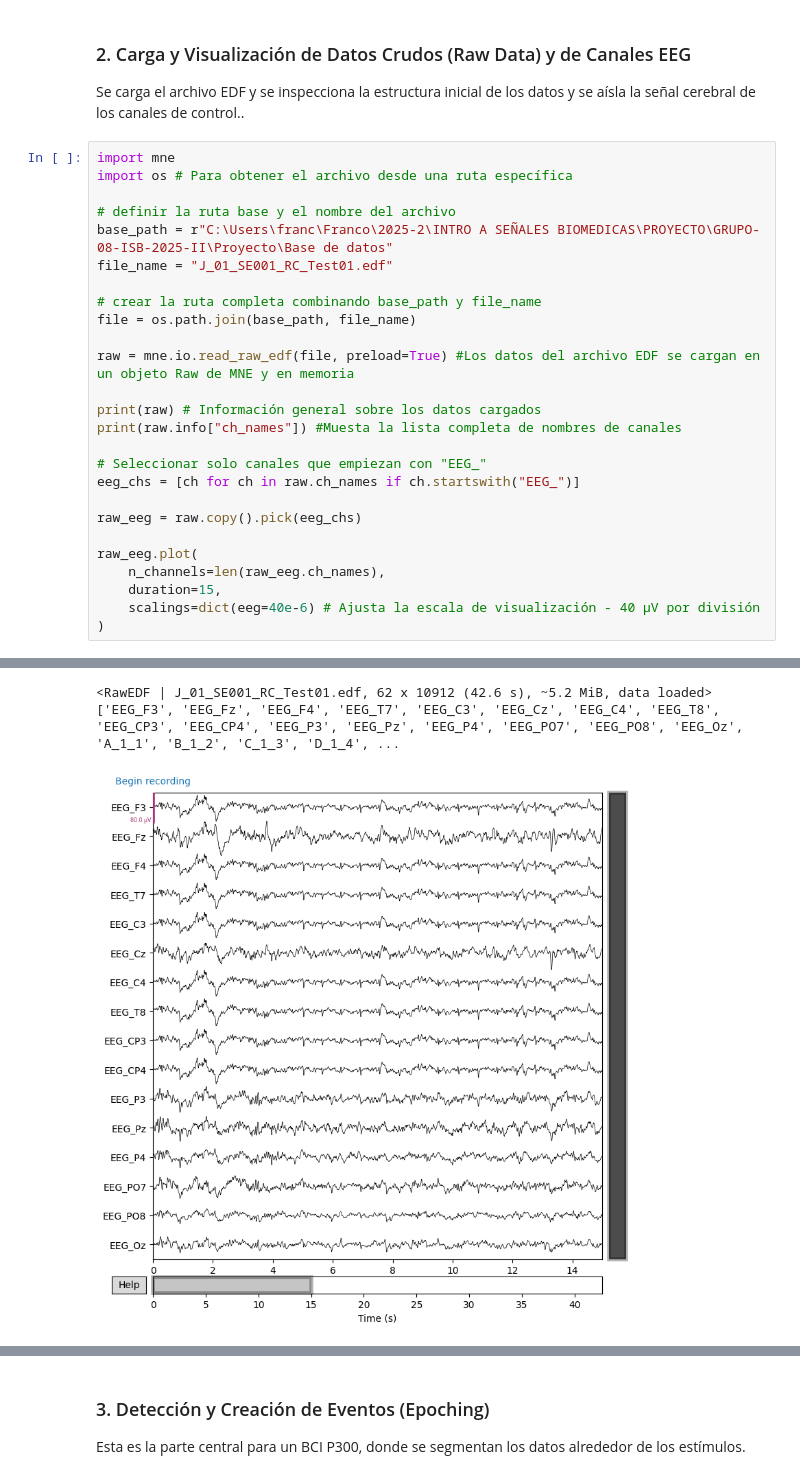
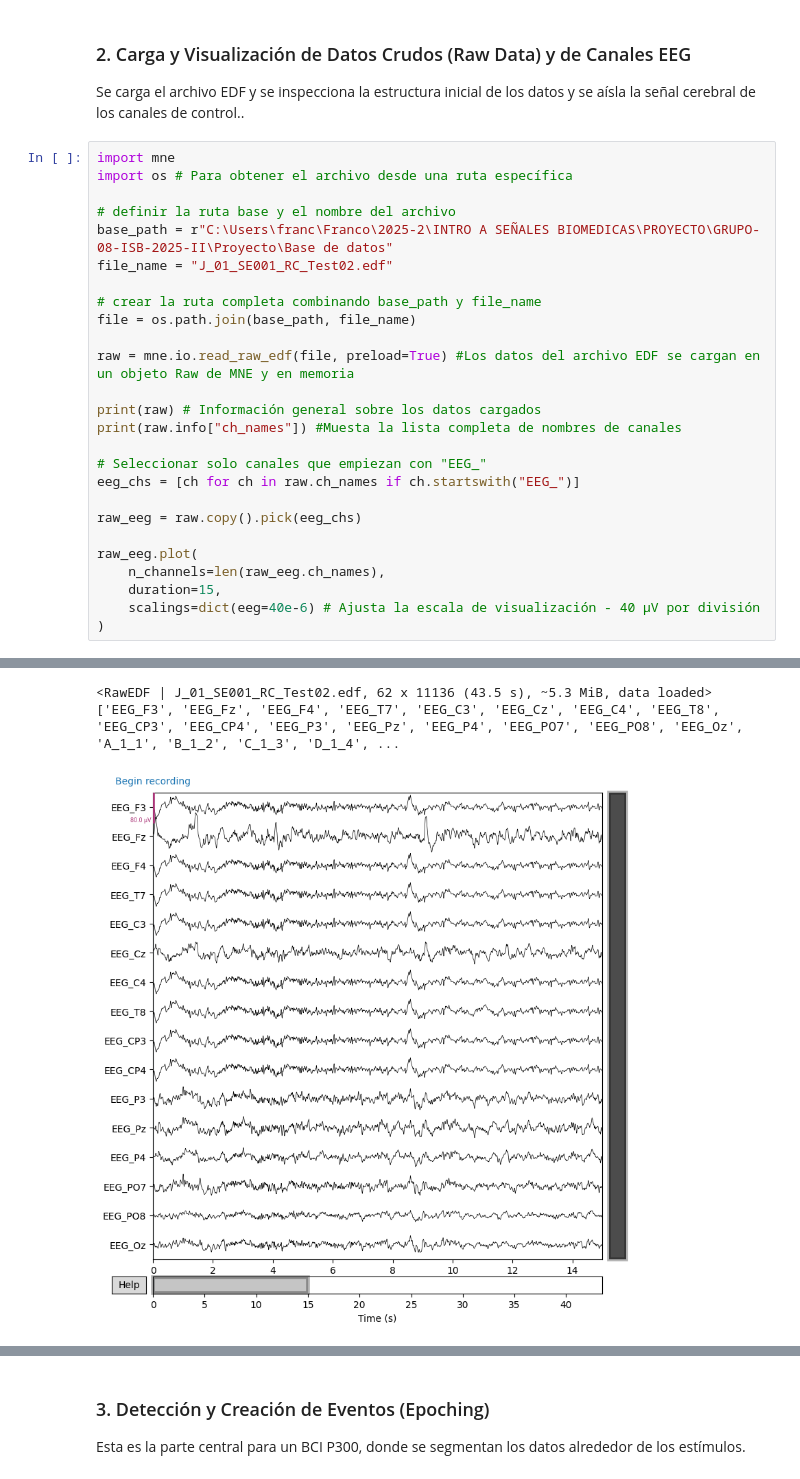
Before and after one commit to PamelaVilchez/GRUPO-08-ISB-2025-II, a Jupyter notebook: Proyecto/Software/analisis_v2.ipynb, the cells around one changed output, grey strips where cells are left out. Drawn from its saved outputs; the diff is of its cells as text.

```diff
--- a/Proyecto/Software/analisis_v2.ipynb
+++ b/Proyecto/Software/analisis_v2.ipynb
@@ -39,7 +39,7 @@ import os # Para obtener el archivo desde una ruta específica
 
 # definir la ruta base y el nombre del archivo
 base_path = r"C:\Users\franc\Franco\2025-2\INTRO A SEÑALES BIOMEDICAS\PROYECTO\GRUPO-08-ISB-2025-II\Proyecto\Base de datos"
-file_name = "J_01_SE001_RC_Test01.edf"
+file_name = "J_01_SE001_RC_Test02.edf"
 
 # crear la ruta completa combinando base_path y file_name
 file = os.path.join(base_path, file_name)
@@ -67,3 +67,3 @@ Reading 0 ... 10911  =      0.000 ...    42.621 secs...
-<RawEDF | J_01_SE001_RC_Test01.edf, 62 x 10912 (42.6 s), ~5.2 MiB, data loaded>
+<RawEDF | J_01_SE001_RC_Test02.edf, 62 x 11136 (43.5 s), ~5.3 MiB, data loaded>
 ['EEG_F3', 'EEG_Fz', 'EEG_F4', 'EEG_T7', 'EEG_C3', 'EEG_Cz', 'EEG_C4', 'EEG_T8', 'EEG_CP3', 'EEG_CP4', 'EEG_P3', 'EEG_Pz', 'EEG_P4', 'EEG_PO7', 'EEG_PO8', 'EEG_Oz', 'A_1_1', 'B_1_2', 'C_1_3', 'D_1_4', ...
-[figure, old version]
+[figure, new version]
```
Also changed, not shown: parts of 12 cells of this notebook.
